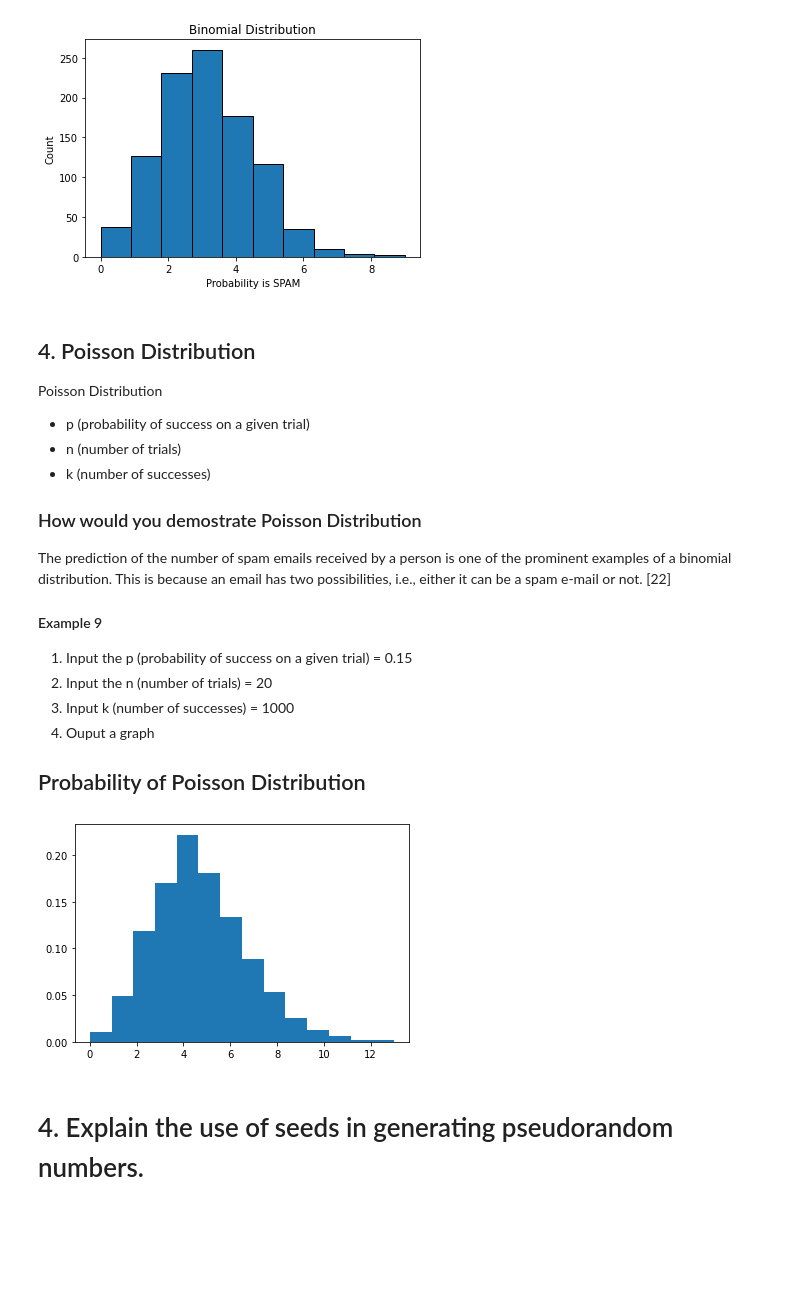
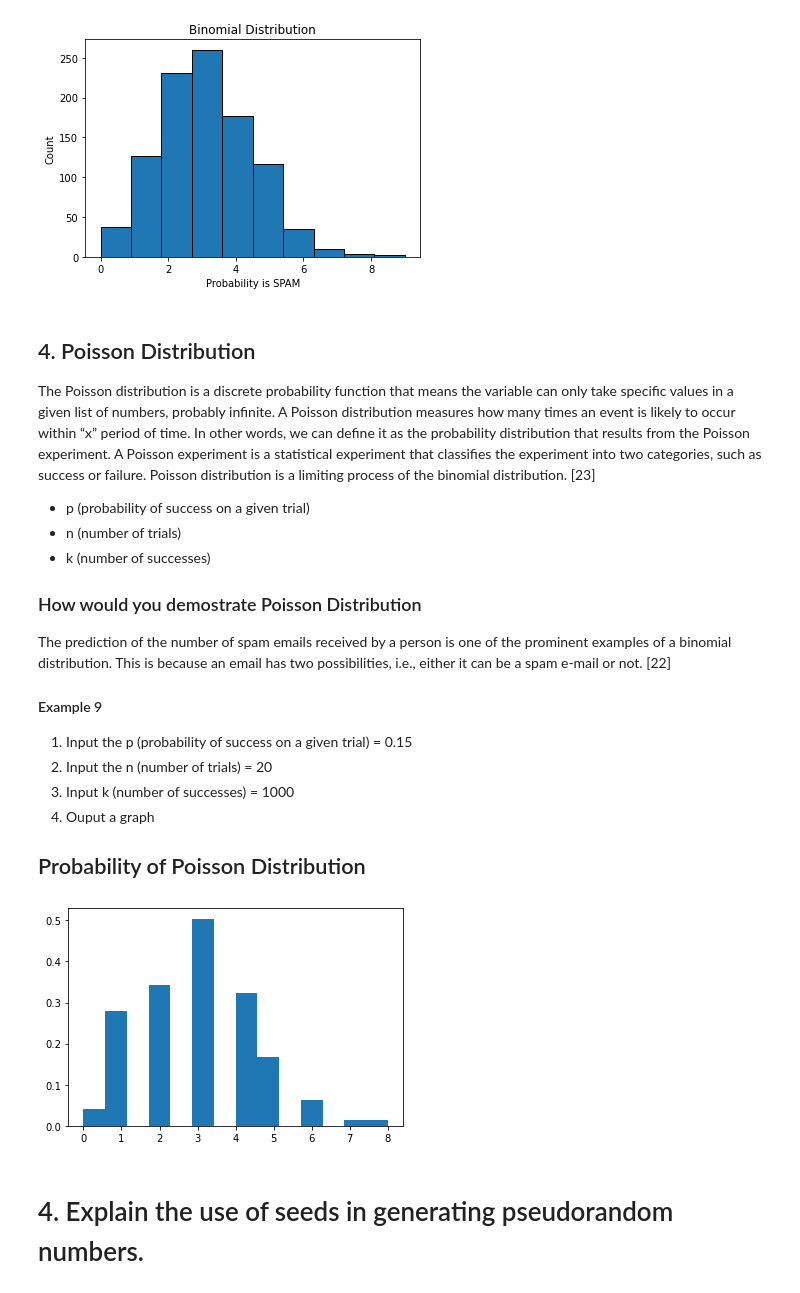
Before and after one commit to DPR-droid/2021_11_Programming-for-Data-Analysis-Assignment-2021, a Jupyter notebook: numpy-random.ipynb, the cells around one changed output. Drawn from its saved outputs; the diff is of its cells as text; code cells hidden in the pictures; blank space fills up the shorter version.

```diff
--- a/numpy-random.ipynb
+++ b/numpy-random.ipynb
@@ -429,7 +423,7 @@ plt.show()
 # %% [markdown]
 ## 4. Poisson Distribution
 
-Poisson Distribution
+The Poisson distribution is a discrete probability function that means the variable can only take specific values in a given list of numbers, probably infinite. A Poisson distribution measures how many times an event is likely to occur within “x” period of time. In other words, we can define it as the probability distribution that results from the Poisson experiment. A Poisson experiment is a statistical experiment that classifies the experiment into two categories, such as success or failure. Poisson distribution is a limiting process of the binomial distribution. [23]
 
 - p (probability of success on a given trial)
 - n (number of trials)
@@ -450,15 +444,15 @@ The prediction of the number of spam emails received by a person is one of the p
 # %%
 # import numpy
 import numpy as np
 import matplotlib.pyplot as plt
 
 # Using poisson() method
-gfg = np.random.poisson(4.5, 500)
+gfg = np.random.poisson(3, 250)
 
 count, bins, ignored = plt.hist(gfg, 14, density = True)
 plt.show()
 # %% [output]
-[figure, old version]
+[figure, new version]
 # %% [markdown]
 # 4. Explain the use of seeds in generating pseudorandom numbers.
 # %% [markdown]
```
Also changed, not shown: parts of 10 cells of this notebook.
